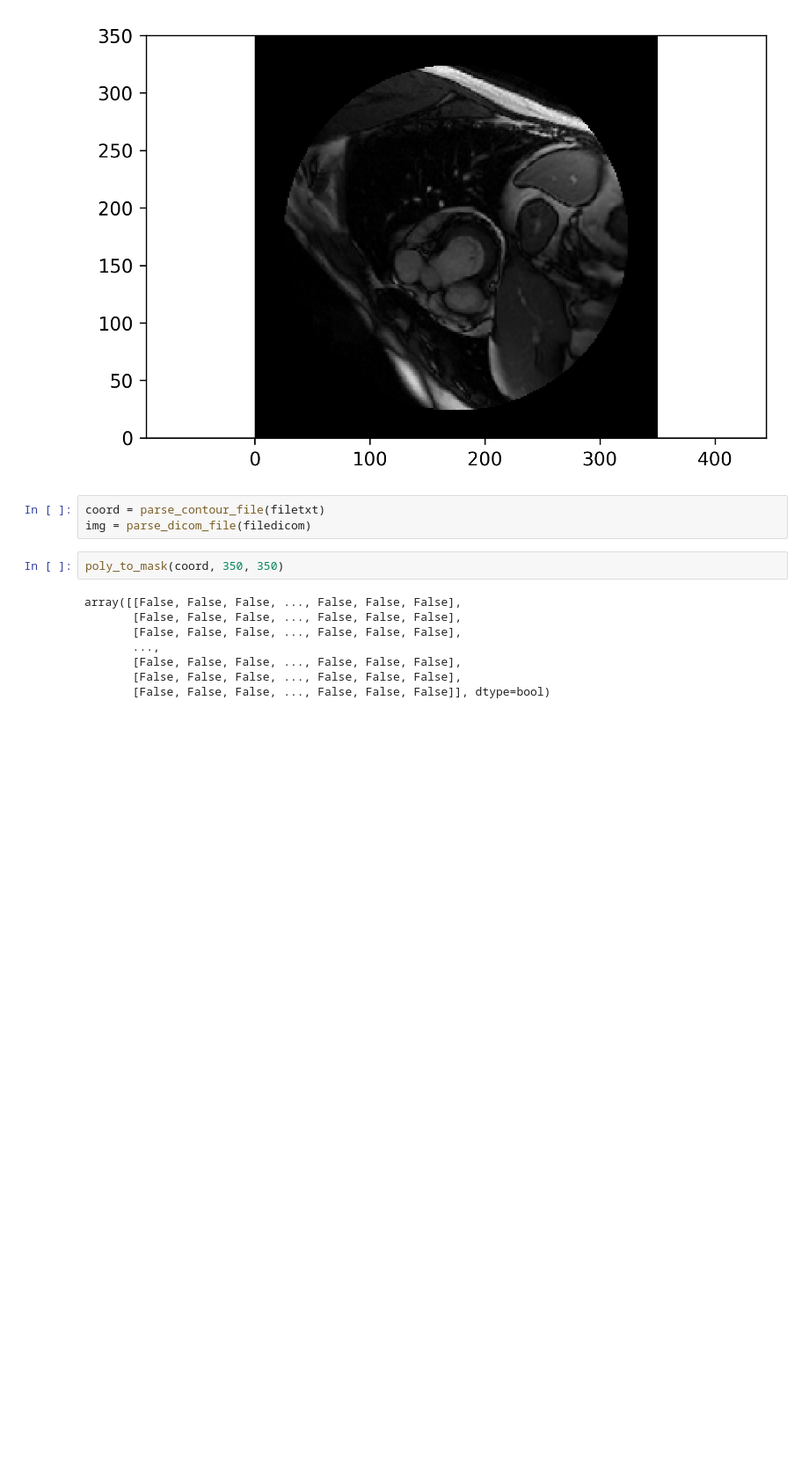
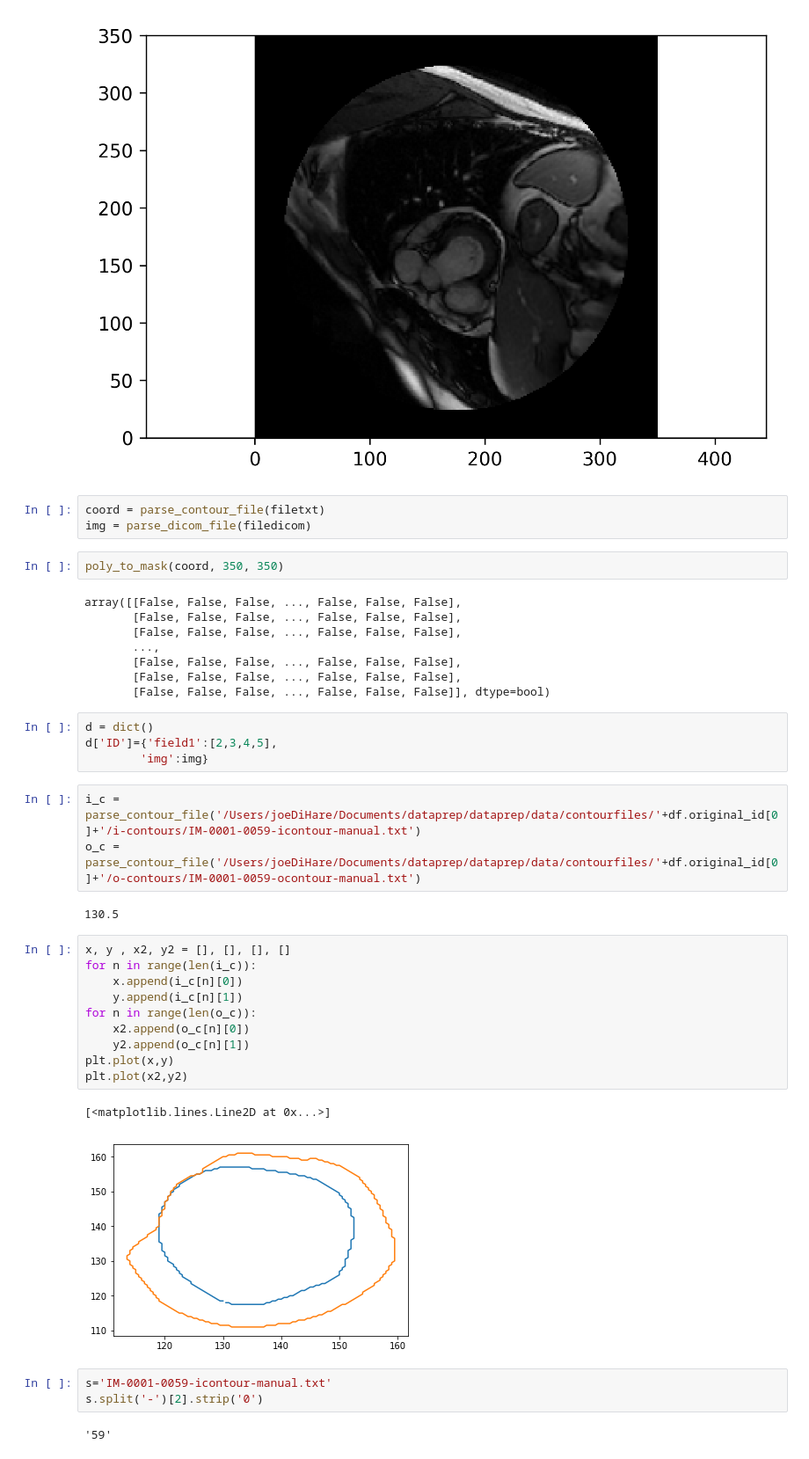
Before and after one commit to joeDiHare/dataprep, a Jupyter notebook: Analysis.ipynb, the cells around one changed output. Shown: that part at 88% size. Saved outputs shown, nothing was run; the diff lists cells and outputs as text; blank space fills up the shorter version.

Commit message:
modifying parse_input

```diff
--- a/Analysis.ipynb
+++ b/Analysis.ipynb
@@ -84,3 +84,30 @@ array([[False, False, False, ..., False, False, False],
        [False, False, False, ..., False, False, False],
        [False, False, False, ..., False, False, False],
        [False, False, False, ..., False, False, False]], dtype=bool)
+# %%
+d = dict()
+d['ID']={'field1':[2,3,4,5],
+        'img':img}
+# %%
+i_c = parse_contour_file('/Users/joeDiHare/Documents/dataprep/dataprep/data/contourfiles/'+df.original_id[0]+'/i-contours/IM-0001-0059-icontour-manual.txt')
+o_c = parse_contour_file('/Users/joeDiHare/Documents/dataprep/dataprep/data/contourfiles/'+df.original_id[0]+'/o-contours/IM-0001-0059-ocontour-manual.txt')
+# %% [output]
+130.5
+# %%
+x, y , x2, y2 = [], [], [], []
+for n in range(len(i_c)):
+    x.append(i_c[n][0])
+    y.append(i_c[n][1])
+for n in range(len(o_c)):
+    x2.append(o_c[n][0])
+    y2.append(o_c[n][1])
+plt.plot(x,y)
+plt.plot(x2,y2)
+# %% [output]
+[<matplotlib.lines.Line2D at 0x...>]
+[figure, added]
+# %%
+s='IM-0001-0059-icontour-manual.txt'
+s.split('-')[2].strip('0')
+# %% [output]
+'59'
```
Also changed, not shown: 1 other file.
